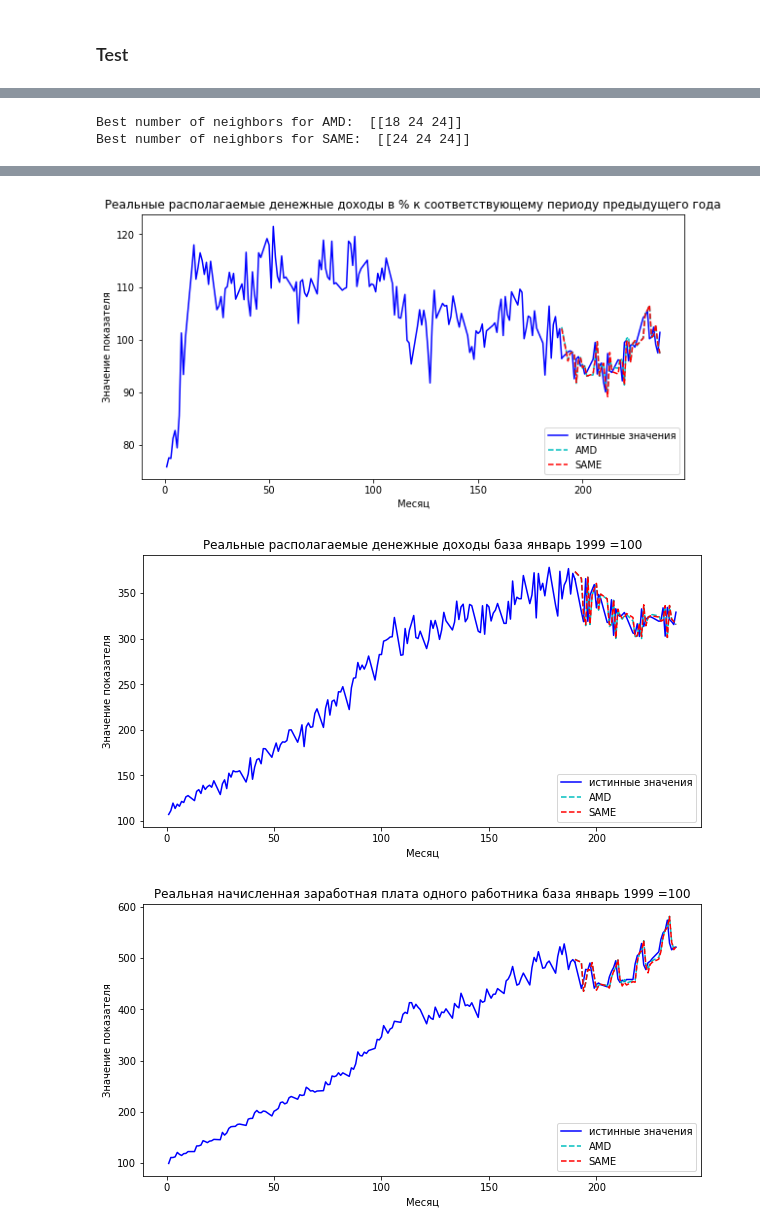
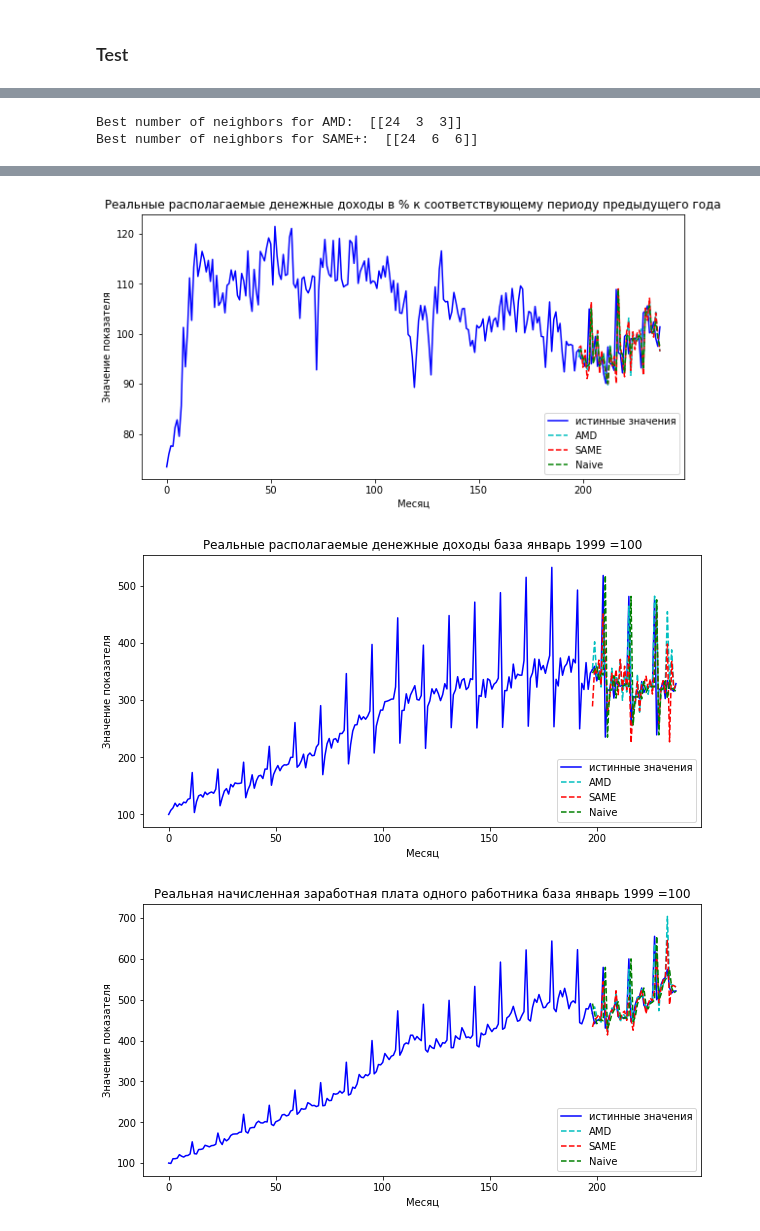
Before and after one commit to npuchkin/ML_for_TS_forecasting, a Jupyter notebook: ML_for_TS_forecasting.ipynb, the cells around one changed output, grey strips where cells are left out. Saved outputs shown, nothing was run; the diff lists cells and outputs as text; code cells hidden in the pictures.

```diff
--- a/ML_for_TS_forecasting.ipynb
+++ b/ML_for_TS_forecasting.ipynb
@@ -34,10 +34,6 @@ data = data[:, [1,2,4]]
 print(data.shape)
 # %% [output]
 (238, 3)
-# %%
-mask = np.tile(np.append(np.ones(1), np.append(np.zeros(10), np.ones(1))), 20)[:-2]
-data = data[mask==0]
-timestamps = timestamps[mask==0]
 # %% [markdown]
 ### Predictor
 # %%
@@ -145,6 +141,9 @@ def predict_SAME(timestamps_train, Y_train, timestamp_test, n_neighbors, bandwid
                                        Z_train, Y_train[bandwidth:], Z_test, n_neighbors=n_neighbors)
 
     return predictions
+# %%
+def predict_naive(Y_train):
+    return Y_train[-1]
 # %% [markdown]
 ### Test
 # %%
@@ -185,8 +184,8 @@ for nn in n_neighbors_candidates:
             Y_train_same = np.append(Y_train_same, predictions_same[i, k, :].reshape(1,-1), axis=0)
 
     # Compute losses
-    new_loss_amd = np.mean((predictions_amd-outcomes)**2, axis=0)
-    new_loss_same = np.mean((predictions_same-outcomes)**2, axis=0)
+    new_loss_amd = np.mean(np.abs(predictions_amd-outcomes), axis=0)
+    new_loss_same = np.mean(np.abs(predictions_same-outcomes), axis=0)
 
     losses_amd = np.append(losses_amd, new_loss_amd.reshape(1, lookfront, 3), axis=0)
     losses_same = np.append(losses_same, new_loss_same.reshape(1, lookfront, 3), axis=0)
@@ -213,7 +212,7 @@ for nn in n_neighbors_candidates:
 # %%
 n_cand = n_neighbors_candidates.shape[0]
-models = ['AMD', 'SAME']
-losses = {'AMD': losses_amd, 'SAME': losses_same}
+models = ['AMD', 'SAME+']
+losses = {'AMD': losses_amd, 'SAME+': losses_same}
 # %%
 for i in range(lookfront):
 
@@ -247,13 +246,14 @@ for model in models:
 
     print('Best number of neighbors for ' + model + ': ', nn_best[model])
 # %% [output]
-Best number of neighbors for AMD:  [[18 24 24]]
-Best number of neighbors for SAME:  [[24 24 24]]
+Best number of neighbors for AMD:  [[24  3  3]]
+Best number of neighbors for SAME+:  [[24  6  6]]
 # %%
 # predictions with the best number of neighbors
 
 losses_amd = np.empty((0, n_test, 3))
 losses_same = np.empty((0, n_test, 3))
+losses_naive = np.empty((0, n_test, 3))
 # number of months to predict ahead
 for lookfront in [1]:
 
@@ -261,16 +261,18 @@ for lookfront in [1]:
     predictions_amd = np.empty((0, 3))
     predictions_same = np.empty((0, 3))
     predictions_knn = np.empty((0, 3))
+    predictions_naive = np.empty((0, 3))
 
     outcomes = np.empty((0, 3))
 
     nn_amd = nn_best['AMD'][lookfront-1]
-    nn_same = nn_best['SAME'][lookfront-1]
+    nn_same = nn_best['SAME+'][lookfront-1]
 
     for i in tqdm(range(n_test)):
 
-        Y_train_amd = data[:-n_test+i+1-lookfront, :]
-        Y_train_same = data[:-n_test+i+1-lookfront, :]
+        Y_train_amd   = data[:-n_test+i+1-lookfront, :]
+        Y_train_same  = data[:-n_test+i+1-lookfront, :]
+        Y_train_naive = data[:-n_test+i+1-lookfront, :]
 
         for k in range(lookfront):
             timestamps_train = timestamps[:-n_test+i+1-lookfront+k]
@@ -279,28 +281,35 @@ for lookfront in [1]:
             # Make predictions for the next month
             new_predictions_amd = predict_AMD(timestamps_train, Y_train_amd, timestamp_test, n_neighbors=nn_amd)
             new_predictions_same = predict_SAME(timestamps_train, Y_train_same, timestamp_test, n_neighbors=nn_same)
+            new_predictions_naive = predict_naive(Y_train_naive)
             # Use the predictions as the training data
             Y_train_amd  = np.append(Y_train_amd, new_predictions_amd.reshape(1,-1), axis=0)
             Y_train_same  = np.append(Y_train_same, new_predictions_same.reshape(1,-1), axis=0)
+            Y_train_naive  = np.append(Y_train_naive, new_predictions_naive.reshape(1,-1), axis=0)
 
         predictions_amd = np.append(predictions_amd, new_predictions_amd.reshape(1,-1), axis=0)
         predictions_same = np.append(predictions_same, new_predictions_same.reshape(1,-1), axis=0)
+        predictions_naive = np.append(predictions_naive, new_predictions_naive.reshape(1,-1), axis=0)
 
         outcomes = np.append(outcomes, Y_test.reshape(1, -1), axis=0)
 
-    new_loss_amd = (predictions_amd-outcomes)**2
-    new_loss_same = (predictions_same-outcomes)**2
+    new_loss_amd = np.abs(predictions_amd-outcomes)
+    new_loss_same = np.abs(predictions_same-outcomes)
+    new_loss_naive = np.abs(predictions_naive-outcomes)
 
     losses_amd = np.append(losses_amd, new_loss_amd.reshape(1, n_test, 3), axis=0)
     losses_same = np.append(losses_same, new_loss_same.reshape(1, n_test, 3), axis=0)
+    losses_naive = np.append(losses_naive, new_loss_naive.reshape(1, n_test, 3), axis=0)
 
     print(nn_amd, 'AMD average loss:', np.mean(new_loss_amd, axis=0))
-    print(nn_same, 'SAME average loss:', np.mean(new_loss_same, axis=0))
+    print(nn_same, 'SAME+ average loss:', np.mean(new_loss_same, axis=0))
+    print('naive average loss:', np.mean(new_loss_naive, axis=0))
 
     # Compute cumulative losses
     A = np.tril(np.ones((n_test, n_test)))
     new_cum_loss_amd = A.dot(new_loss_amd)
     new_cum_loss_same = A.dot(new_loss_same)
+    new_cum_loss_naive = A.dot(new_loss_naive)
 
     # Plot the predicitons
     titles = ['Реальные располагаемые денежные доходы в % к соответствующему периоду предыдущего года',\
@@ -317,6 +326,7 @@ for lookfront in [1]:
         plt.plot(timestamps[T: n_test + T], outcomes[:, i].reshape(-1), 'b-', label='истинные значения')
         plt.plot(timestamps[T: n_test + T], predictions_amd[:, i].reshape(-1), 'c--', label='AMD')
         plt.plot(timestamps[T: n_test + T], predictions_same[:, i].reshape(-1), 'r--', label='SAME')
+        plt.plot(timestamps[T: n_test + T], predictions_naive[:, i].reshape(-1), 'g--', label='Naive')
         plt.legend(loc=4)
         plt.title(titles[i])
         plt.xlabel('Месяц')
@@ -334,10 +344,13 @@ for lookfront in [1]:
 
         fig = plt.figure(figsize=(10, 5))
 
-        plt.plot(timestamps[T: n_test + T], new_cum_loss_amd[:, i].reshape(-1) - new_cum_loss_same[:, i].reshape(-1),\
-                 'b-')
+        plt.plot(timestamps[T: n_test + T], new_cum_loss_amd[:, i].reshape(-1) - new_cum_loss_naive[:, i].reshape(-1),\
+                 'r-', label='AMD')
+        plt.plot(timestamps[T: n_test + T], new_cum_loss_same[:, i].reshape(-1) - new_cum_loss_naive[:, i].reshape(-1),\
+                 'b-', label='SAME+')
         plt.title(titles[i])
         plt.xlabel('Месяц')
         plt.ylabel('Избыточные кумулятивные потери')
+        plt.legend(loc=0)
         plt.show()
 # %% [output]
@@ -346,3 +360,3 @@ for lookfront in [1]:
-[figure, old version]
+[figure, new version]
-[figure, old version]
+[figure, new version]
-[figure, old version]
+[figure, new version]
```
Also changed, not shown: parts of 3 cells of this notebook.
